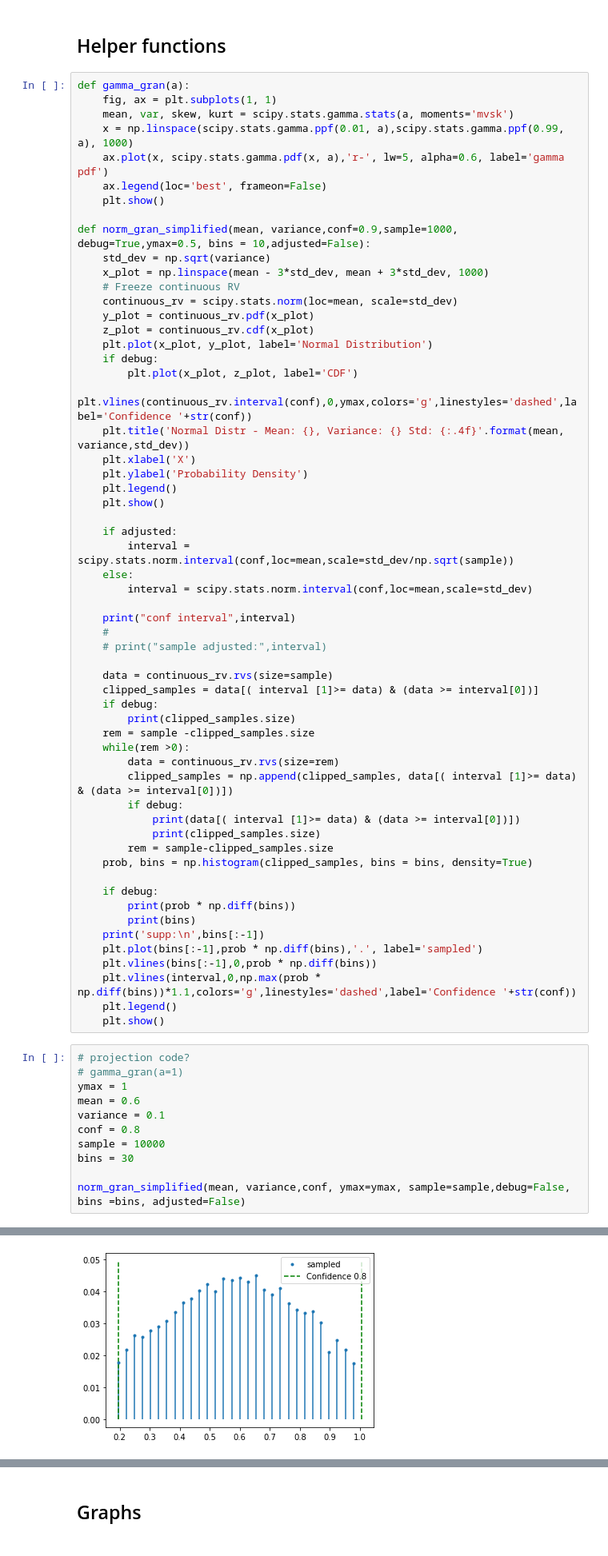
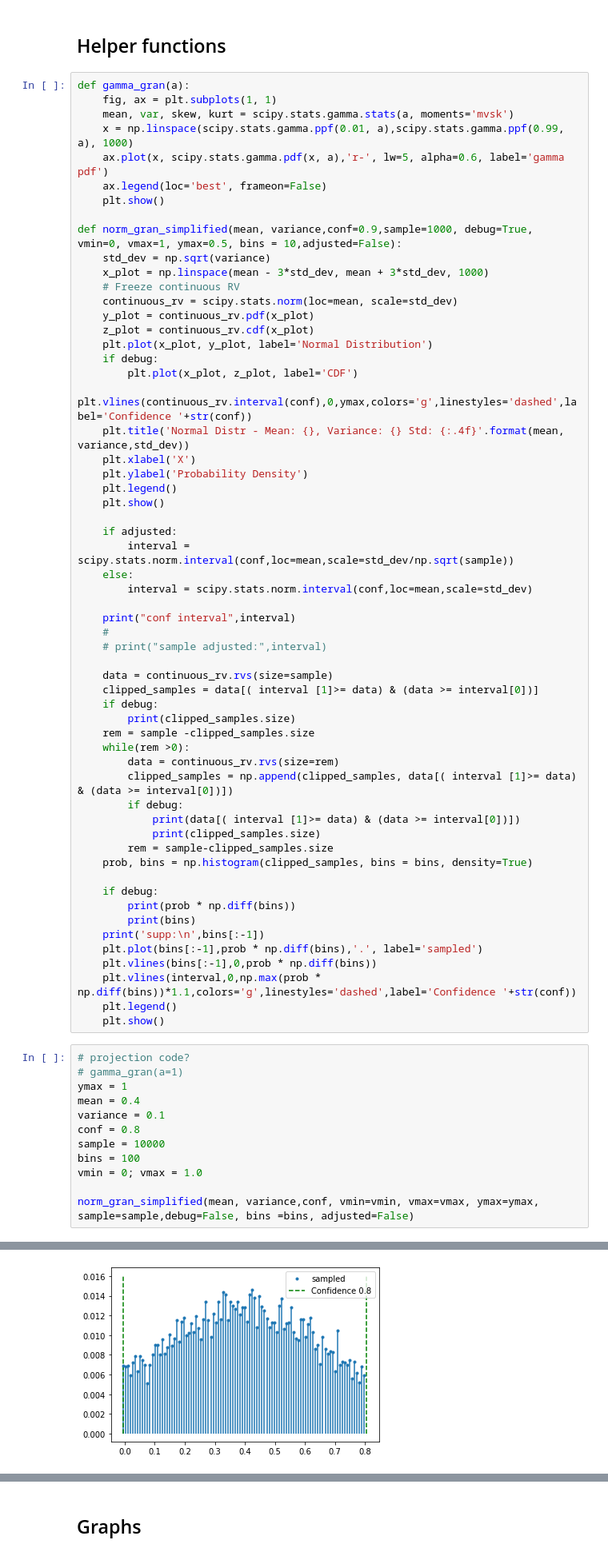
Before and after one commit to yannikschnitzer/prism, a Jupyter notebook: prism/distr.ipynb, the cells around one changed output, grey strips where cells are left out. Shown at 80% size. Saved outputs shown, nothing was run; the diff lists cells and outputs as text.

```diff
--- a/prism/distr.ipynb
+++ b/prism/distr.ipynb
@@ -18,7 +18,7 @@ def gamma_gran(a):
     ax.legend(loc='best', frameon=False)
     plt.show()
 
-def norm_gran_simplified(mean, variance,conf=0.9,sample=1000, debug=True,ymax=0.5, bins = 10,adjusted=False):
+def norm_gran_simplified(mean, variance,conf=0.9,sample=1000, debug=True, vmin=0, vmax=1, ymax=0.5, bins = 10,adjusted=False):
     std_dev = np.sqrt(variance)
     x_plot = np.linspace(mean - 3*std_dev, mean + 3*std_dev, 1000)
     # Freeze continuous RV
@@ -71,11 +71,12 @@ def norm_gran_simplified(mean, variance,conf=0.9,sample=1000, debug=True,ymax=0.
 # projection code?
 # gamma_gran(a=1)
 ymax = 1
-mean = 0.6
+mean = 0.4
 variance = 0.1
 conf = 0.8
 sample = 10000
-bins = 30
+bins = 100
+vmin = 0; vmax = 1.0
 
-norm_gran_simplified(mean, variance,conf, ymax=ymax, sample=sample,debug=False, bins =bins, adjusted=False)
+norm_gran_simplified(mean, variance,conf, vmin=vmin, vmax=vmax, ymax=ymax, sample=sample,debug=False, bins =bins, adjusted=False)
 # %% [output]
@@ -90 +103 @@ supp:
-[figure, old version]
+[figure, new version]
```
Also changed, not shown: parts of 7 cells of this notebook, 5 other files.
